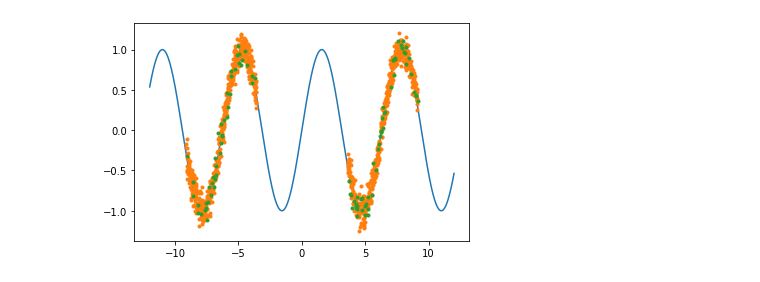
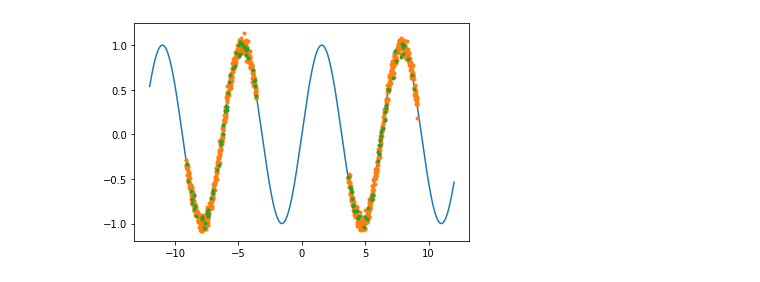
Before and after one commit to facebookresearch/mbrl-lib, a Jupyter notebook: notebooks/fit_ensemble_1d.ipynb, the cells around one changed output. Drawn from its saved outputs; the diff is of its cells as text; code cells hidden in the pictures.

```diff
--- a/notebooks/fit_ensemble_1d.ipynb
+++ b/notebooks/fit_ensemble_1d.ipynb
@@ -17,19 +17,19 @@ device = torch.device("cuda:0")
 # %%
 x_data = np.linspace(-12, 12, 10000)
 y_data = np.sin(x_data)
 
 train_val_size = 1100
 train_size = 1000
 train_val_idx = np.random.choice(list(range(1200, 3500)) + list(range(6500, 8800)), size=train_val_size, replace=False)
 x_train = x_data[train_val_idx[:train_size]]
-y_train = y_data[train_val_idx[:train_size]] + 0.1 * np.random.randn(train_size)
+y_train = y_data[train_val_idx[:train_size]] + 0.05 * np.random.randn(train_size)
 x_val = x_data[train_val_idx[train_size:]]
-y_val = y_data[train_val_idx[train_size:]] + 0.1 * np.random.randn(train_val_size - train_size)
+y_val = y_data[train_val_idx[train_size:]] + 0.05 * np.random.randn(train_val_size - train_size)
 
 plt.plot(x_data, y_data, x_train, y_train, '.', x_val, y_val, '.')
 plt.show()
 # %% [output]
-[figure, old version]
+[figure, new version]
 # %%
 num_members = 5
 dataset_train = replay_buffer.BootstrapReplayBuffer(train_size, 256, num_members, (1,), (0,))
```
Also changed, not shown: parts of 5 cells of this notebook, 3 other files.
